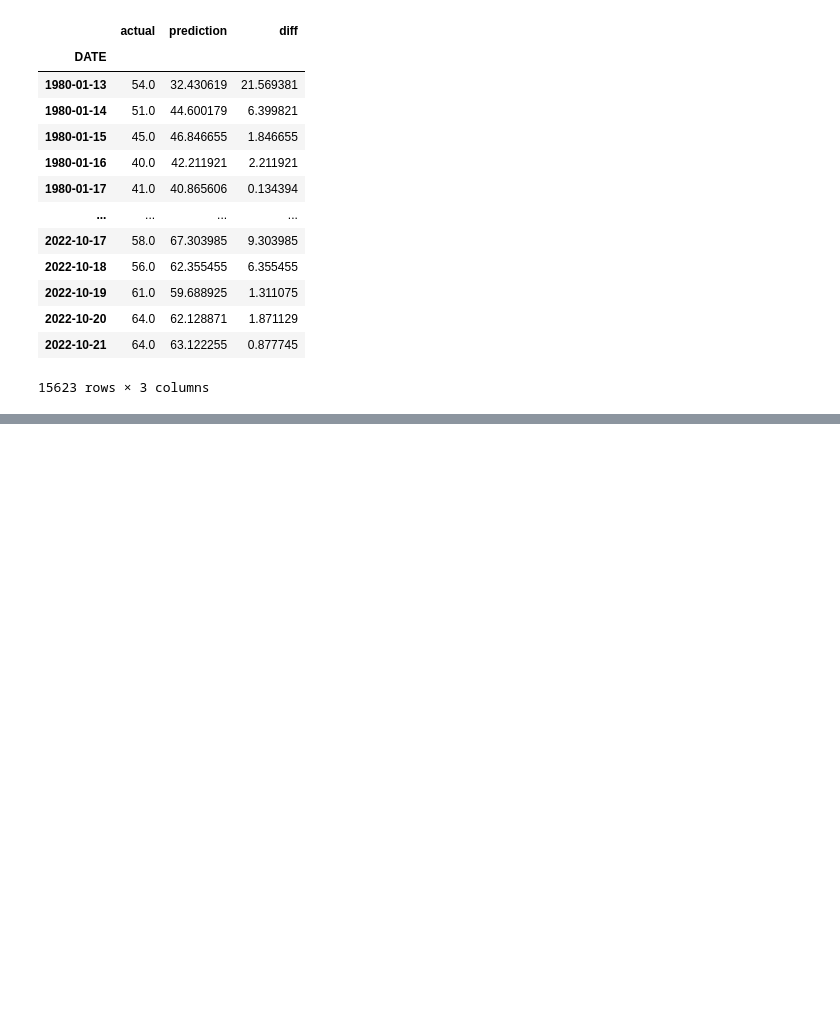
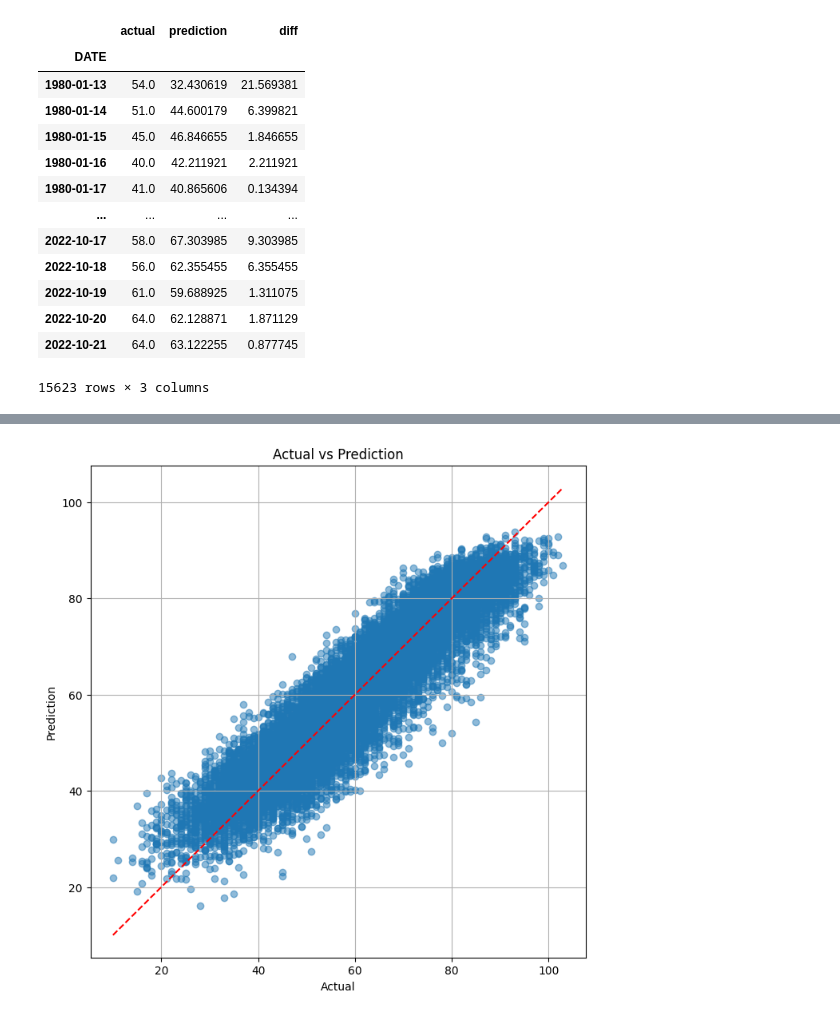
Before and after one commit to SebastianCielma/Weather-Predict, a Jupyter notebook: weatherpredict.ipynb, the cells around one changed output, grey strips where cells are left out. Saved outputs shown, nothing was run; the diff lists cells and outputs as text; code cells hidden in the pictures; blank space fills up the shorter version.

```diff
--- a/weatherpredict.ipynb
+++ b/weatherpredict.ipynb
@@ -329,0 +353,11 @@ predictions
+# %%
+plt.figure(figsize=(8, 8))
+plt.scatter(predictions['actual'], predictions['prediction'], alpha=0.5)
+plt.xlabel('Actual')
+plt.ylabel('Prediction')
+plt.title('Actual vs Prediction')
+plt.plot([predictions['actual'].min(), predictions['actual'].max()], [predictions['actual'].min(), predictions['actual'].max()], color='red', linestyle='--')
+plt.grid(True)
+plt.show()
+# %% [output]
+[figure, added]
```
Also changed, not shown: parts of 7 cells of this notebook.
